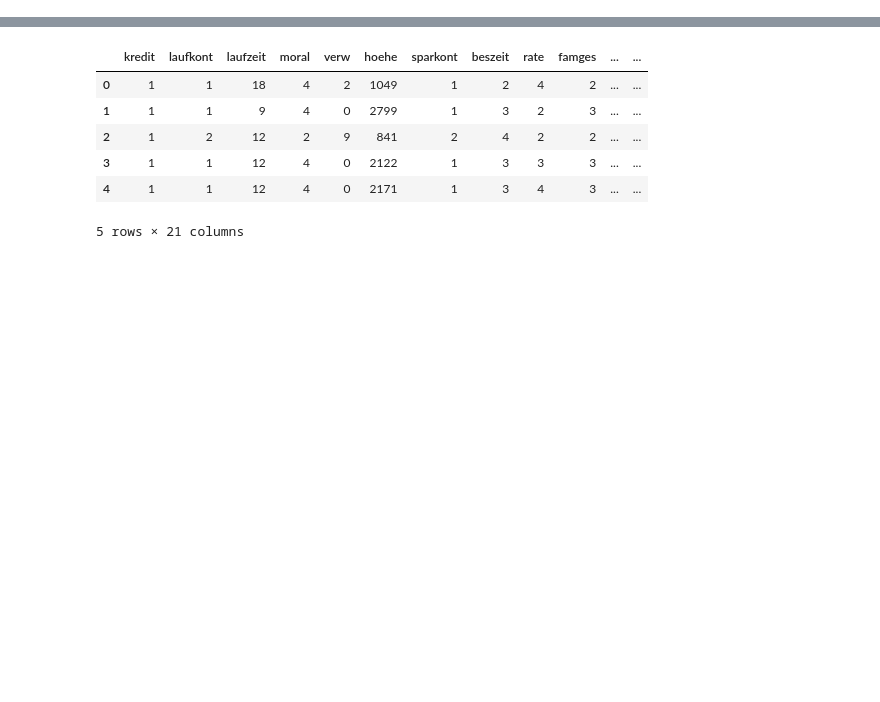
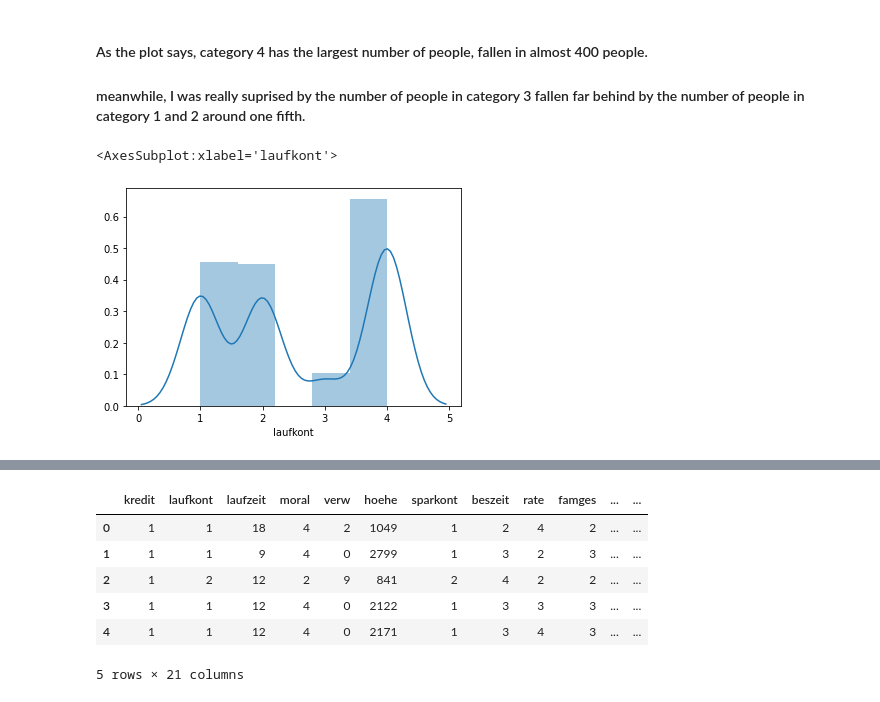
Before and after one commit to satriobhirawa/Kredit-EDA-SudDeutschland, a Jupyter notebook: KreditScoring_EDA.ipynb, the cells around one changed output, grey strips where cells are left out. Saved outputs shown, nothing was run; the diff lists cells and outputs as text; code cells hidden in the pictures; blank space fills up the shorter version.

```diff
--- a/KreditScoring_EDA.ipynb
+++ b/KreditScoring_EDA.ipynb
@@ -21,0 +158,8 @@ dataset = pd.read_csv('kredit.csv')
+# %% [markdown]
+#### As the plot says, category 4 has the largest number of people, fallen in almost 400 people.
+#### meanwhile, I was really suprised by the number of people in category 3 fallen far behind by the number of people in category 1 and 2 around one fifth.
+# %%
+sns.distplot(dataset['laufkont'])
+# %% [output]
+<AxesSubplot:xlabel='laufkont'>
+[figure, added]
```
Also changed, not shown: parts of 93 cells of this notebook.
